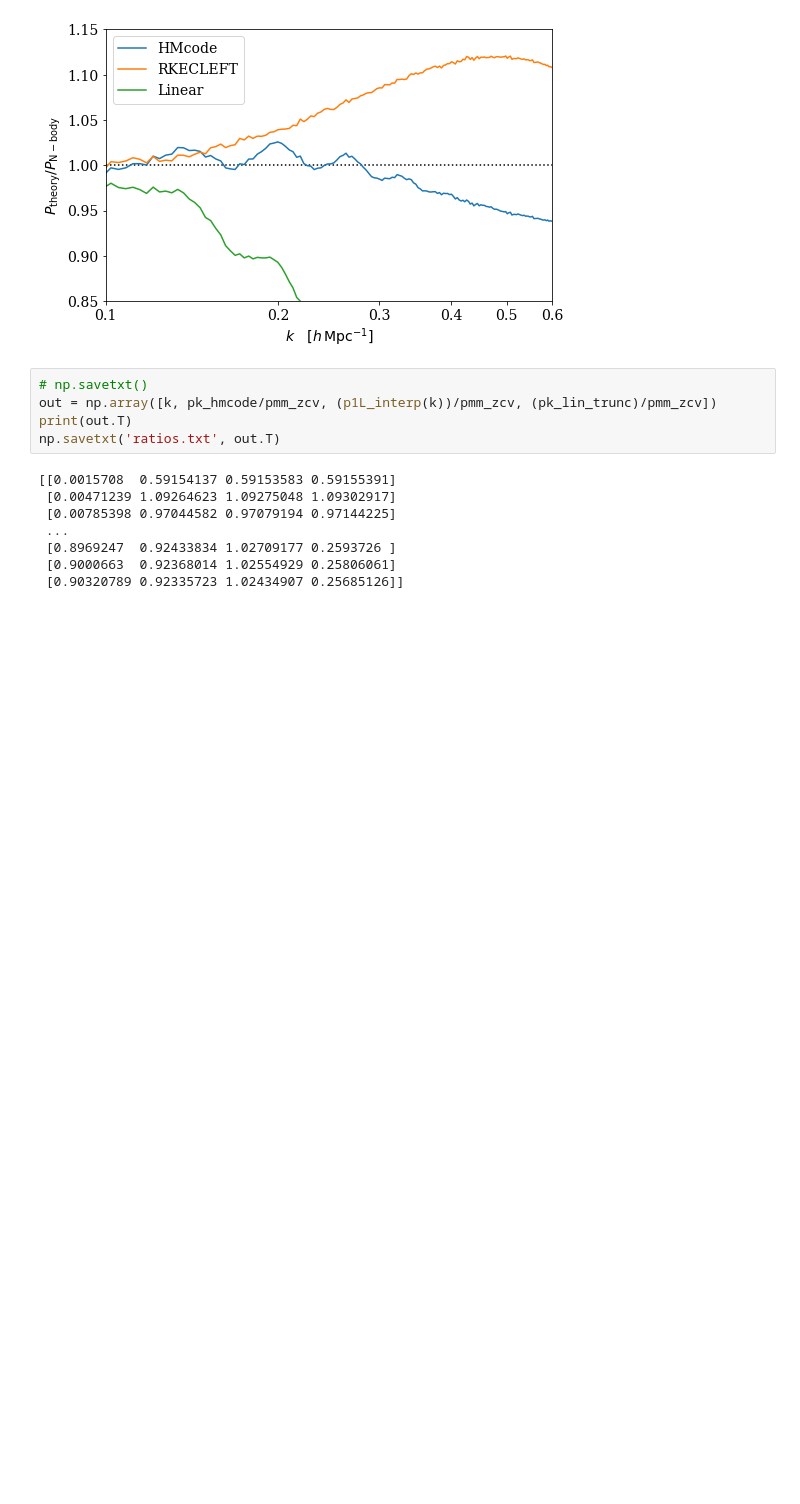
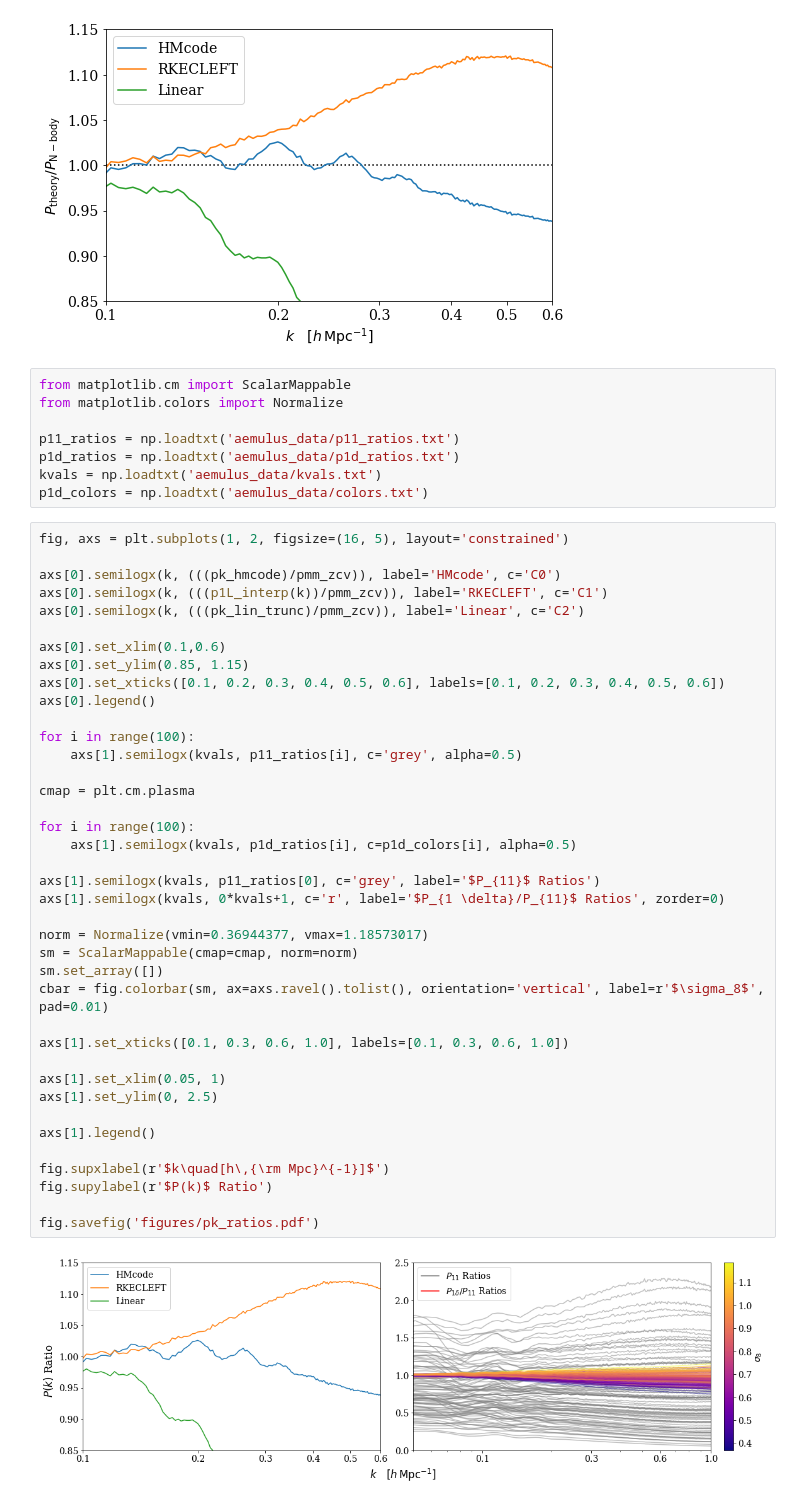
Before and after one commit to AlexaBartlett/HEFT-Simulation-Budgeting, a Jupyter notebook: ratios.ipynb, the cells around one changed output. Drawn from its saved outputs; the diff is of its cells as text; blank space fills up the shorter version.

```diff
--- a/ratios.ipynb
+++ b/ratios.ipynb
@@ -139,16 +133,52 @@ plt.savefig('figures/Abacus_Ratio.pdf')
 plt.show()
 # %% [output]
 [figure]
-# %%
-# np.savetxt()
-out = np.array([k, pk_hmcode/pmm_zcv, (p1L_interp(k))/pmm_zcv, (pk_lin_trunc)/pmm_zcv])
-print(out.T)
-np.savetxt('ratios.txt', out.T)
-# %% [output]
-[[0.0015708  0.59154137 0.59153583 0.59155391]
- [0.00471239 1.09264623 1.09275048 1.09302917]
- [0.00785398 0.97044582 0.97079194 0.97144225]
- ...
- [0.8969247  0.92433834 1.02709177 0.2593726 ]
- [0.9000663  0.92368014 1.02554929 0.25806061]
- [0.90320789 0.92335723 1.02434907 0.25685126]]
+# %%
+from matplotlib.cm import ScalarMappable
+from matplotlib.colors import Normalize
+
+p11_ratios = np.loadtxt('aemulus_data/p11_ratios.txt')
+p1d_ratios = np.loadtxt('aemulus_data/p1d_ratios.txt')
+kvals = np.loadtxt('aemulus_data/kvals.txt')
+p1d_colors = np.loadtxt('aemulus_data/colors.txt')
+# %%
+fig, axs = plt.subplots(1, 2, figsize=(16, 5), layout='constrained')
+
+axs[0].semilogx(k, (((pk_hmcode)/pmm_zcv)), label='HMcode', c='C0')
+axs[0].semilogx(k, (((p1L_interp(k))/pmm_zcv)), label='RKECLEFT', c='C1')
+axs[0].semilogx(k, (((pk_lin_trunc)/pmm_zcv)), label='Linear', c='C2')
+
+axs[0].set_xlim(0.1,0.6)
+axs[0].set_ylim(0.85, 1.15)
+axs[0].set_xticks([0.1, 0.2, 0.3, 0.4, 0.5, 0.6], labels=[0.1, 0.2, 0.3, 0.4, 0.5, 0.6])
+axs[0].legend()
+
+for i in range(100):
+    axs[1].semilogx(kvals, p11_ratios[i], c='grey', alpha=0.5)
+
+cmap = plt.cm.plasma
+
+for i in range(100):
+    axs[1].semilogx(kvals, p1d_ratios[i], c=p1d_colors[i], alpha=0.5)
+
+axs[1].semilogx(kvals, p11_ratios[0], c='grey', label='$P_{11}$ Ratios')
+axs[1].semilogx(kvals, 0*kvals+1, c='r', label='$P_{1 \delta}/P_{11}$ Ratios', zorder=0)
+
+norm = Normalize(vmin=0.36944377, vmax=1.18573017)
+sm = ScalarMappable(cmap=cmap, norm=norm)
+sm.set_array([])
+cbar = fig.colorbar(sm, ax=axs.ravel().tolist(), orientation='vertical', label=r'$\sigma_8$', pad=0.01)
+
+axs[1].set_xticks([0.1, 0.3, 0.6, 1.0], labels=[0.1, 0.3, 0.6, 1.0])
+
+axs[1].set_xlim(0.05, 1)
+axs[1].set_ylim(0, 2.5)
+
+axs[1].legend()
+
+fig.supxlabel(r'$k\quad[h\,{\rm Mpc}^{-1}]$')
+fig.supylabel(r'$P(k)$ Ratio')
+
+fig.savefig('figures/pk_ratios.pdf')
+# %% [output]
+[figure, added]
```
Also changed, not shown: parts of 2 cells of this notebook.
